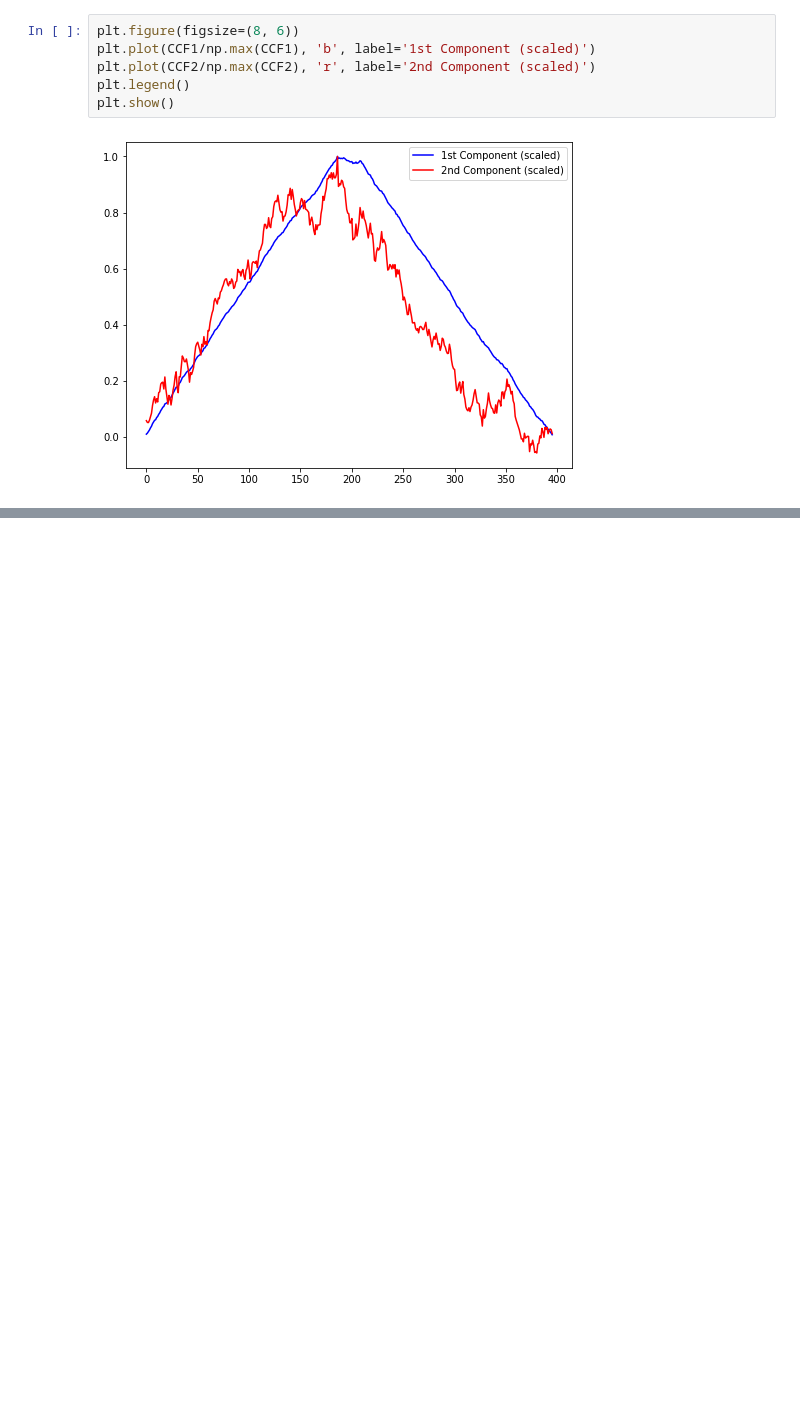
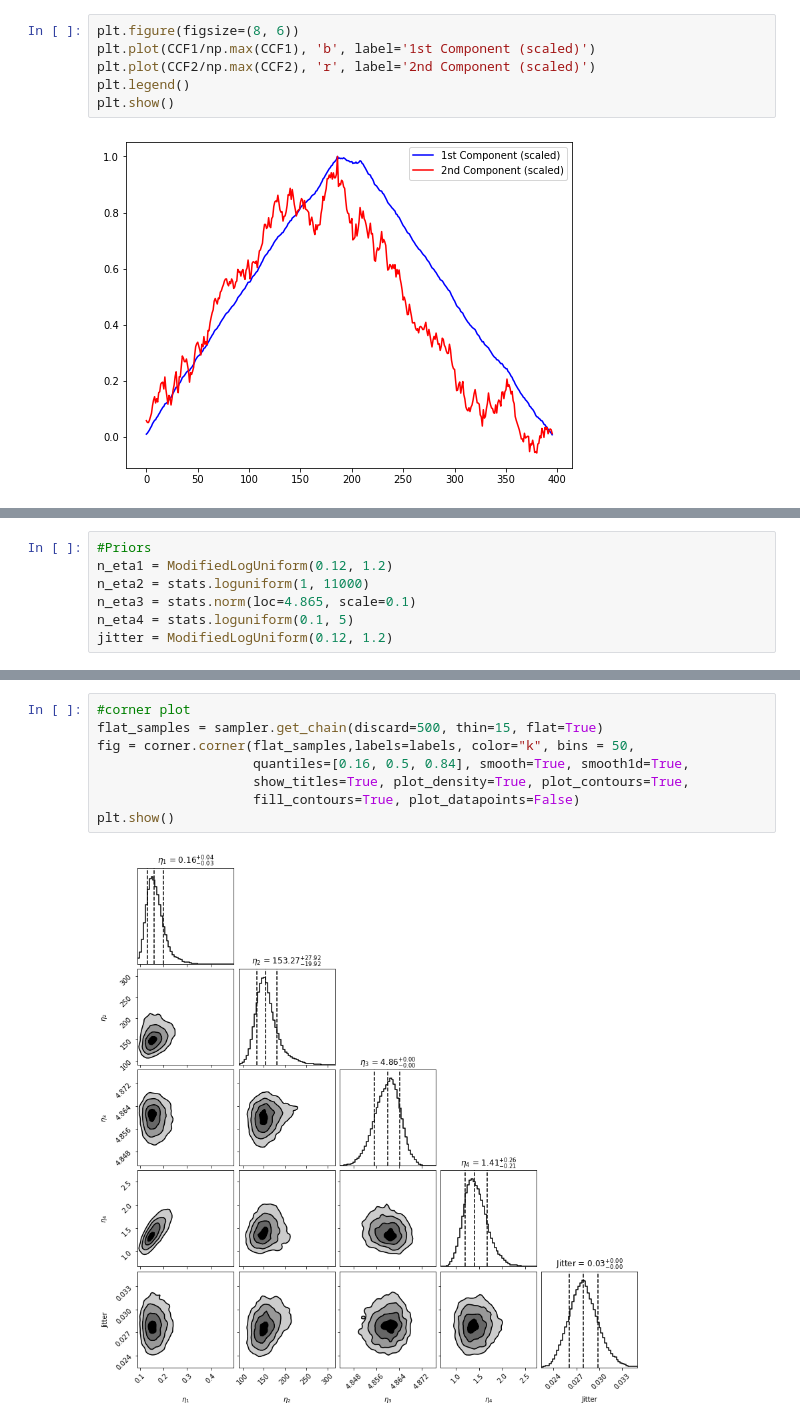
Before and after one commit to Paul-Charpentier/SPCAndie, a Jupyter notebook: GwPCA.ipynb, the cells around one changed output, grey strips where cells are left out. Cells and saved outputs as stored; diff of their text form; blank space fills up the shorter version.

```diff
--- a/GwPCA.ipynb
+++ b/GwPCA.ipynb
@@ -433,0 +473,7 @@ plt.show()
+# %%
+#Priors
+n_eta1 = ModifiedLogUniform(0.12, 1.2)
+n_eta2 = stats.loguniform(1, 11000)
+n_eta3 = stats.norm(loc=4.865, scale=0.1)
+n_eta4 = stats.loguniform(0.1, 5)
+jitter = ModifiedLogUniform(0.12, 1.2)
@@ -433,0 +539,10 @@ plt.show()
+# %%
+#corner plot
+flat_samples = sampler.get_chain(discard=500, thin=15, flat=True)
+fig = corner.corner(flat_samples,labels=labels, color="k", bins = 50,
+                    quantiles=[0.16, 0.5, 0.84], smooth=True, smooth1d=True,
+                    show_titles=True, plot_density=True, plot_contours=True,
+                    fill_contours=True, plot_datapoints=False)
+plt.show()
+# %% [output]
+[figure, added]
```
Also changed, not shown: parts of 9 cells of this notebook.
